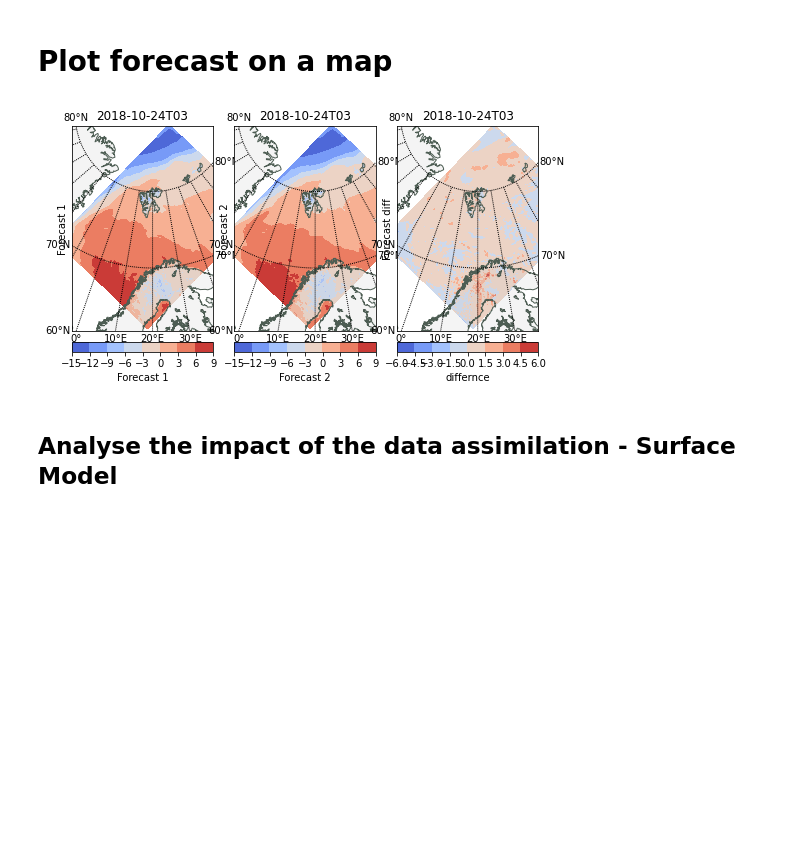
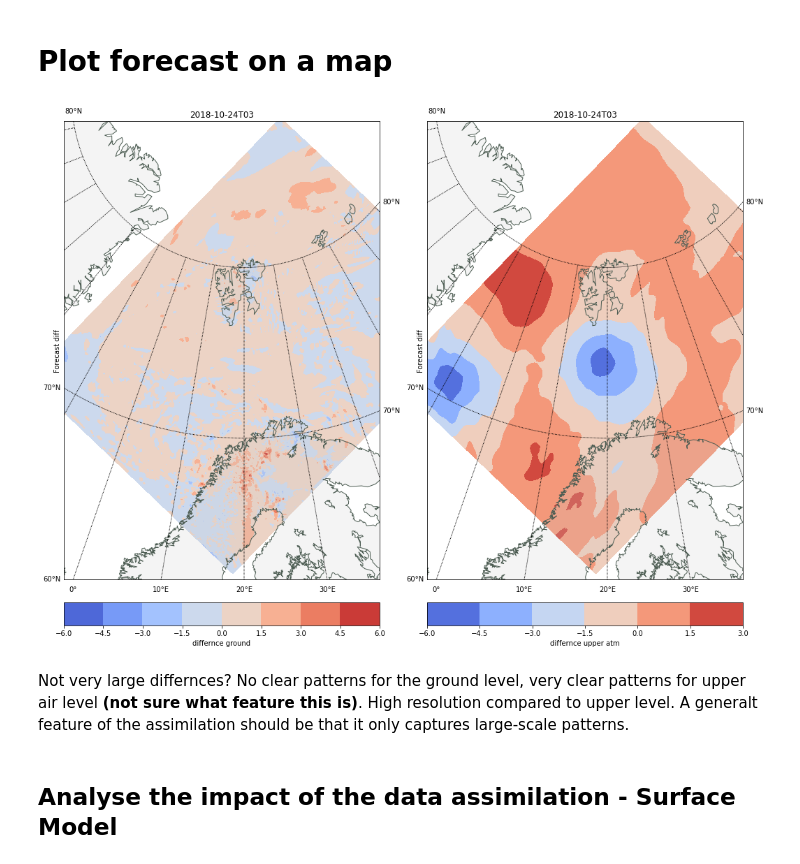
Before and after one commit to eirikngard/GEO4902, a Jupyter notebook: Data_assimilation_Eirik.ipynb, the cells around one changed output. Drawn from its saved outputs; the diff is of its cells as text; code cells hidden in the pictures; blank space fills up the shorter version.

```diff
--- a/Data_assimilation_Eirik.ipynb
+++ b/Data_assimilation_Eirik.ipynb
@@ -101,52 +94,44 @@ forecast_1
 from mpl_toolkits.basemap import Basemap
 import matplotlib.gridspec as gridspec
 
 timestep_1=3
 timestep_2=0
+mlevel = 64
 
-fig = plt.figure(figsize=(7.2,7.2)) #11.7
+fig = plt.figure(figsize=(15,15)) #11.7
 plt.subplots_adjust(left=0.05, right=0.95, top=0.90, bottom=0.05, wspace=0.15, hspace=0.05)
-gs = gridspec.GridSpec(1, 3)
+gs = gridspec.GridSpec(1, 2)
 
 m = Basemap(projection='stere',
             boundinglat=60, lon_0=20, lat_0=78.4,
             resolution='l',
             llcrnrlat= 60.0, urcrnrlat=82.0, llcrnrlon=-1.0, urcrnrlon=100.0)
 
 ax = plt.subplot(gs[0],aspect='equal')
 m.drawcoastlines(color='#4D5D53'); m.fillcontinents(alpha=0.2)
 parallels = np.arange(0.,90,10); m.drawparallels(parallels,labels=[1,1,1,0],fontsize=10)
 meridians = np.arange(0.,360.,10); m.drawmeridians(meridians,labels=[0,0,0,1],latmax=80,fontsize=10)
 x, y = m(np.array(forecast_1.longitude),np.array(forecast_1.latitude))               # compute map proj coordinates.
-cs=m.contourf(x,y,np.array( forecast_1.air_temperature_ml[timestep_1,mlevel,:,:]-273),cmap=plt.cm.coolwarm,extemd='max')
+cs=m.contourf(x,y,np.array( forecast_1.air_temperature_ml[timestep_1,mlevel,:,:])- np.array(forecast_2.air_temperature_ml[timestep_2,mlevel,:,:]),cmap=plt.cm.coolwarm,extemd='max')
 plt.title (np.datetime_as_string(forecast_1.time[timestep_1],unit='h'))
-plt.ylabel("Forecast 1")
+plt.ylabel("Forecast diff")
 cbar = m.colorbar(cs,location='bottom',pad="5%")
-cbar.set_label('Forecast 1')
+cbar.set_label('differnce ground')
 
 ax = plt.subplot(gs[1],aspect='equal')
 m.drawcoastlines(color='#4D5D53'); m.fillcontinents(alpha=0.2)
 parallels = np.arange(0.,90,10); m.drawparallels(parallels,labels=[1,1,1,0],fontsize=10)
 meridians = np.arange(0.,360.,10); m.drawmeridians(meridians,labels=[0,0,0,1],latmax=80,fontsize=10)
 x, y = m(np.array(forecast_1.longitude),np.array(forecast_1.latitude))               # compute map proj coordinates.
-cs=m.contourf(x,y,np.array( forecast_2.air_temperature_ml[timestep_2,mlevel,:,:]-273),cmap=plt.cm.coolwarm,extemd='max')
-plt.title (np.datetime_as_string(forecast_1.time[timestep_1],unit='h'))
-plt.ylabel("Forecast 2")
-cbar = m.colorbar(cs,location='bottom',pad="5%")
-cbar.set_label('Forecast 2')
-
-ax = plt.subplot(gs[2],aspect='equal')
-m.drawcoastlines(color='#4D5D53'); m.fillcontinents(alpha=0.2)
-parallels = np.arange(0.,90,10); m.drawparallels(parallels,labels=[1,1,1,0],fontsize=10)
-meridians = np.arange(0.,360.,10); m.drawmeridians(meridians,labels=[0,0,0,1],latmax=80,fontsize=10)
-x, y = m(np.array(forecast_1.longitude),np.array(forecast_1.latitude))               # compute map proj coordinates.
-cs=m.contourf(x,y,np.array( forecast_1.air_temperature_ml[timestep_1,mlevel,:,:])- np.array(forecast_2.air_temperature_ml[timestep_2,mlevel,:,:]),cmap=plt.cm.coolwarm,extemd='max')
+cs=m.contourf(x,y,np.array( forecast_1.air_temperature_ml[timestep_1,0,:,:])- np.array(forecast_2.air_temperature_ml[timestep_2,0,:,:]),cmap=plt.cm.coolwarm,extemd='max')
 plt.title (np.datetime_as_string(forecast_1.time[timestep_1],unit='h'))
 plt.ylabel("Forecast diff")
 cbar = m.colorbar(cs,location='bottom',pad="5%")
-cbar.set_label('differnce')
+cbar.set_label('differnce upper atm')
 # %% [output]
-[figure, old version]
+[figure, new version]
+# %% [markdown]
+Not very large differnces? No clear patterns for the ground level, very clear patterns for upper air level **(not sure what feature this is)**. High resolution compared to upper level. A generalt feature of the assimilation should be that it only captures large-scale patterns.
 # %% [markdown]
 ## Analyse the impact of the data assimilation - Surface Model
 # %%
```
Also changed, not shown: parts of 17 cells of this notebook.
